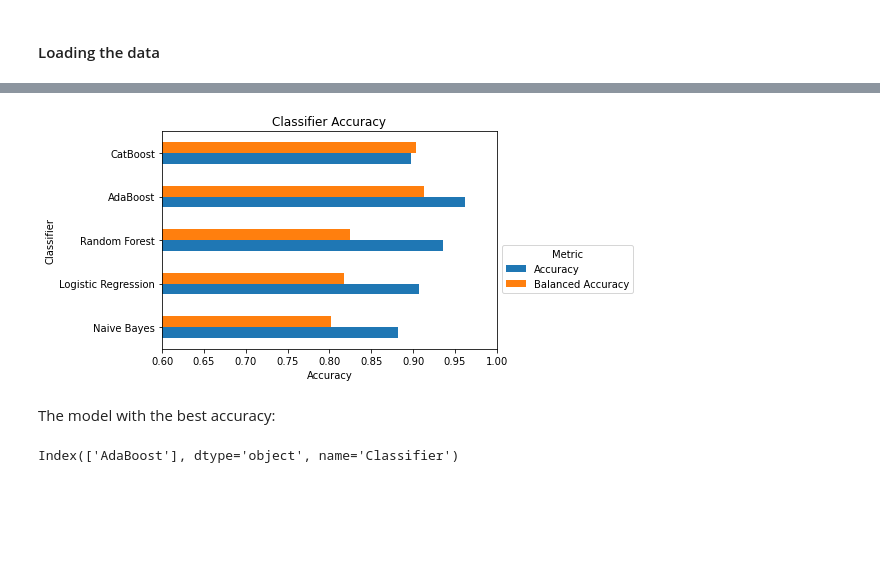
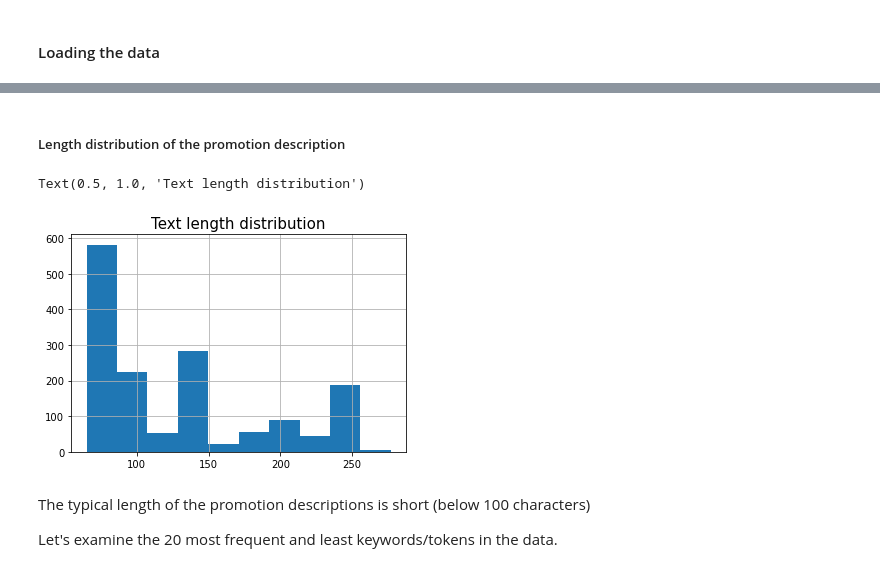
Before and after one commit to isrkan/DataSciencePractice, a Jupyter notebook: Promotion_multi_class_classification.ipynb, the cells around one changed output, grey strips where cells are left out. Drawn from its saved outputs; the diff is of its cells as text; code cells hidden in the pictures; blank space fills up the shorter version.

```diff
--- a/Promotion_multi_class_classification.ipynb
+++ b/Promotion_multi_class_classification.ipynb
@@ -154,15 +111,0 @@ x_vec = vectorizer_x.fit_transform(X)
-# %%
-# dulpicate entries with one instance to allow to stratify the train-test datasets
-all_keys = data['PromotionID_Ordered'].unique().tolist()
-
-t_df = pd.DataFrame()
-c_df = pd.DataFrame()
-
-for key in all_keys:
-    if data.loc[data['PromotionID_Ordered']==key].shape[0] < 2 :
-        t_df = t_df.append(data.loc[data['PromotionID_Ordered']==key])
-        t_df = t_df.append(data.loc[data['PromotionID_Ordered']==key])
-    else:
-        c_df = c_df.append(data.loc[data['PromotionID_Ordered']==key])
-
-data = pd.concat([c_df,t_df]).reset_index()
@@ -859,15 +112,12 @@ log_models
-# %%
-log_models.plot.barh()
-plt.title('Classifier Accuracy')
-plt.legend(title='Metric', bbox_to_anchor=(1, 0.5))
-plt.xlabel('Accuracy')
-plt.xlim((0.6,1))
-plt.show()
-# %% [output]
-[figure, removed]
-# %% [markdown]
-The model with the best accuracy:
-# %%
-log_models.index[log_models['Balanced Accuracy']==max(log_models['Balanced Accuracy'])]
-# %% [output]
-Index(['AdaBoost'], dtype='object', name='Classifier')
+# %% [markdown]
+##### Length distribution of the promotion description
+# %%
+data['PromotionDescription'].str.split().map(lambda x: len(str(x))).hist()
+plt.title('Text length distribution',fontsize=15)
+# %% [output]
+Text(0.5, 1.0, 'Text length distribution')
+[figure, added]
+# %% [markdown]
+The typical length of the promotion descriptions is short (below 100 characters)
+
+Let's examine the 20 most frequent and least keywords/tokens in the data.
```
Also changed, not shown: parts of 126 cells of this notebook.
